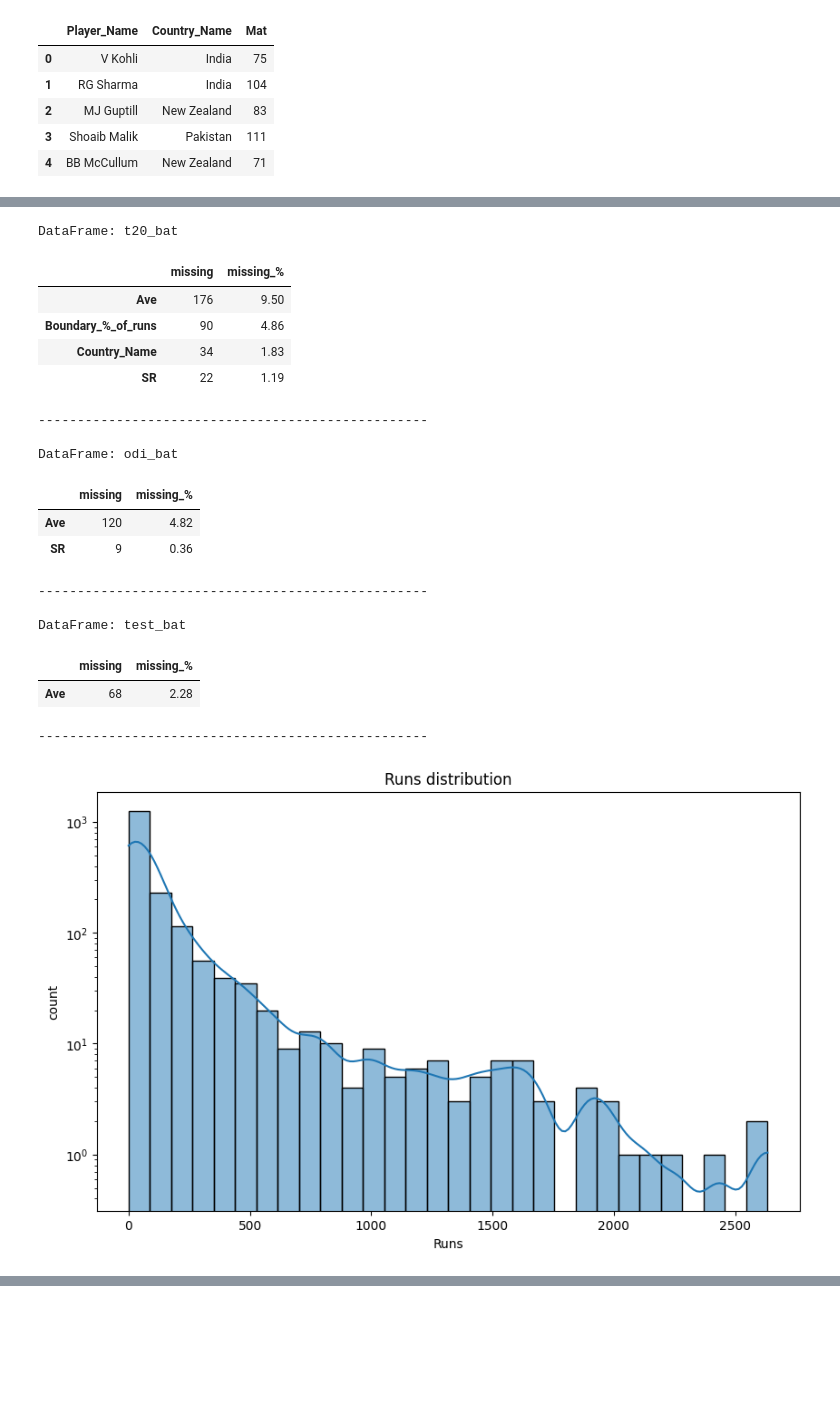
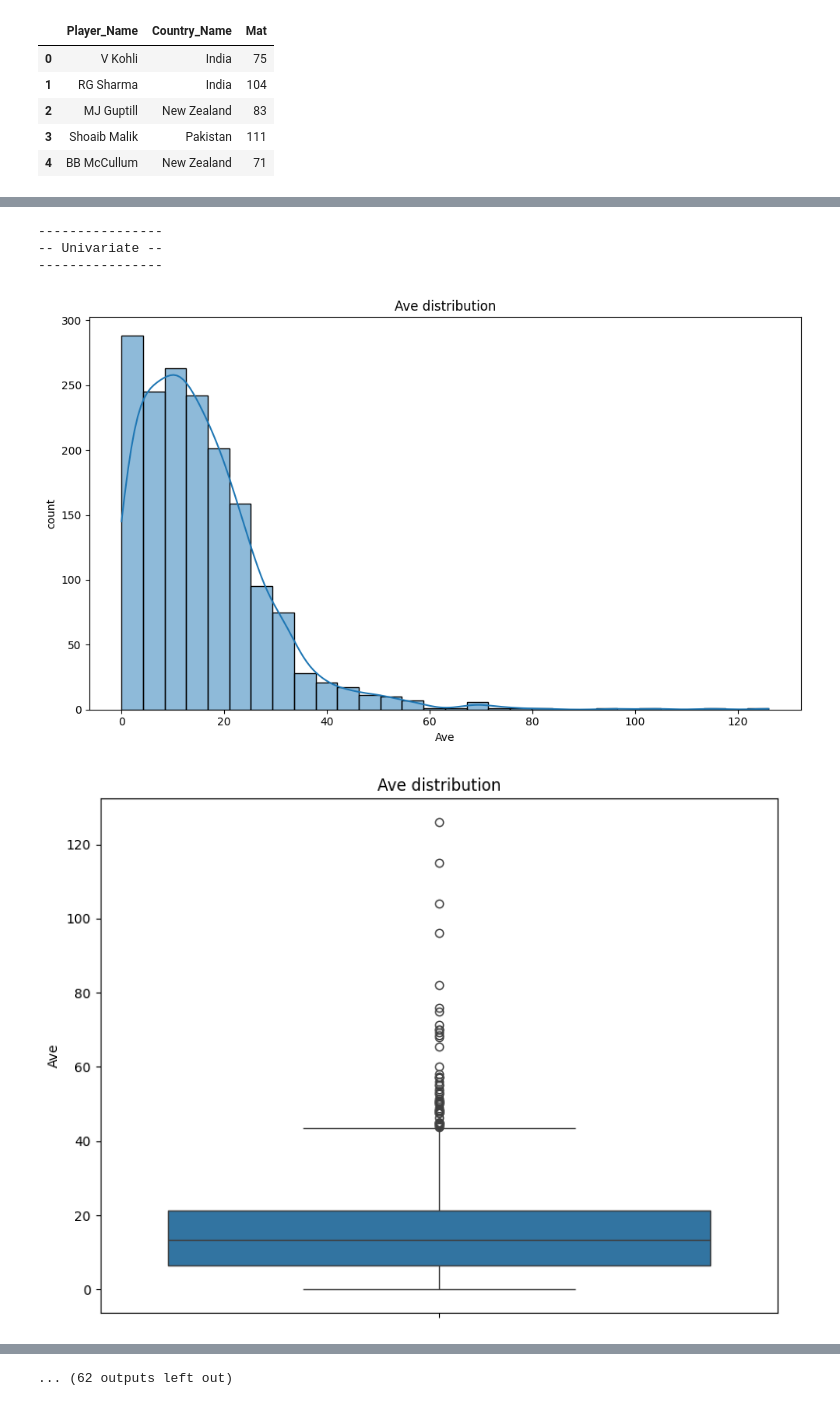
Before and after one commit to Rahul-Vashistt/ml-portfolio, a Jupyter notebook: EDA/eda_tabular.ipynb, the cells around one changed output, grey strips where cells are left out. Cells and saved outputs as stored; diff of their text form; code cells hidden in the pictures; blank space fills up the shorter version.

Commit message:
add custom robust plot wrappers and auto-EDA per dataset

```diff
--- a/EDA/eda_tabular.ipynb
+++ b/EDA/eda_tabular.ipynb
@@ -933,25 +885 @@ def missing_table(df):
-# %%
-for name, df in df_dict.items():
-    print(f'\nDataFrame: {name}')
-    display(missing_table(df))
-    print('-'*50)
-# %% [output]
-DataFrame: t20_bat
-|  | missing | missing_% |
-| Ave | 176 | 9.50 |
-| Boundary_%_of_runs | 90 | 4.86 |
-| Country_Name | 34 | 1.83 |
-| SR | 22 | 1.19 |
---------------------------------------------------
-
-DataFrame: odi_bat
-|  | missing | missing_% |
-| Ave | 120 | 4.82 |
-| SR | 9 | 0.36 |
---------------------------------------------------
-
-DataFrame: test_bat
-|  | missing | missing_% |
-| Ave | 68 | 2.28 |
---------------------------------------------------
 # %%
@@ -1019,4 +1655,0 @@ def hist(
-# %%
-hist(df_dict['t20_bat'], 'Runs', log=True, kde=True)
-# %% [output]
-[figure, removed]
@@ -1022,0 +1840,40 @@ hist(df_dict['t20_bat'], 'Runs', log=True, kde=True)
+# %%
+for name, df in df_dict.items():
+    _section_header(name, level=1)
+    rules = min_rules[name]
+
+    # 1) sanity
+    # _section_header("Sanity checks", level=2)
+    sanity_check(df)
+
+    # 2) missing
+    _section_header("Missing values", level=2)
+    display(missing_table(df))
+
+    # 3) univariate
+    _section_header("Univariate", level=2)
+    for col in ['Ave','Runs','HS','Career_length','Runs_per_inn','Runs_per_mat']:
+        if col in df.columns:
+            hist(df, col, title=f'{col} distribution',xlabel=col, kde=True)
+            box(df, col,title=f'{col} distribution', ylabel=col)
+
+    # 4) bivariate (examples)
+    _section_header("Bivariate", level=2)
+    if 'SR' in df.columns:
+        scatter(df=df, x='Ave', y='SR', min_inns=rules['min_inns'])
+    scatter(df, x='Mat', y='Runs')
+
+    # 5) correlations
+    _section_header("Correlations", level=2)
+    # heatmap(df)
+    corr_table(df)
+
+    # 6) country summary
+    _section_header("Country summary", level=2)
+    _section_header("Top by Average (Ave)", level=2)  # NEW header for first leaderboard
+    display(leaderboard(df, 'Ave', 20, min_inns=rules['min_inns']))
+
+    if 'SR' in df.columns:
+        _section_header("Top by Strike Rate (SR)", level=2)  # NEW header for second leaderboard
+        display(leaderboard(df, 'SR', 20, min_inns=rules['min_inns']))
+# %% [output]
@@ -1022,0 +1892,5 @@ hist(df_dict['t20_bat'], 'Runs', log=True, kde=True)
+----------------
+-- Univariate --
+----------------
+[figure, added]
+[figure, added]
@@ -1022,0 +1904 @@ hist(df_dict['t20_bat'], 'Runs', log=True, kde=True)
+... (62 outputs left out)
```
Also changed, not shown: parts of 8 cells of this notebook.
